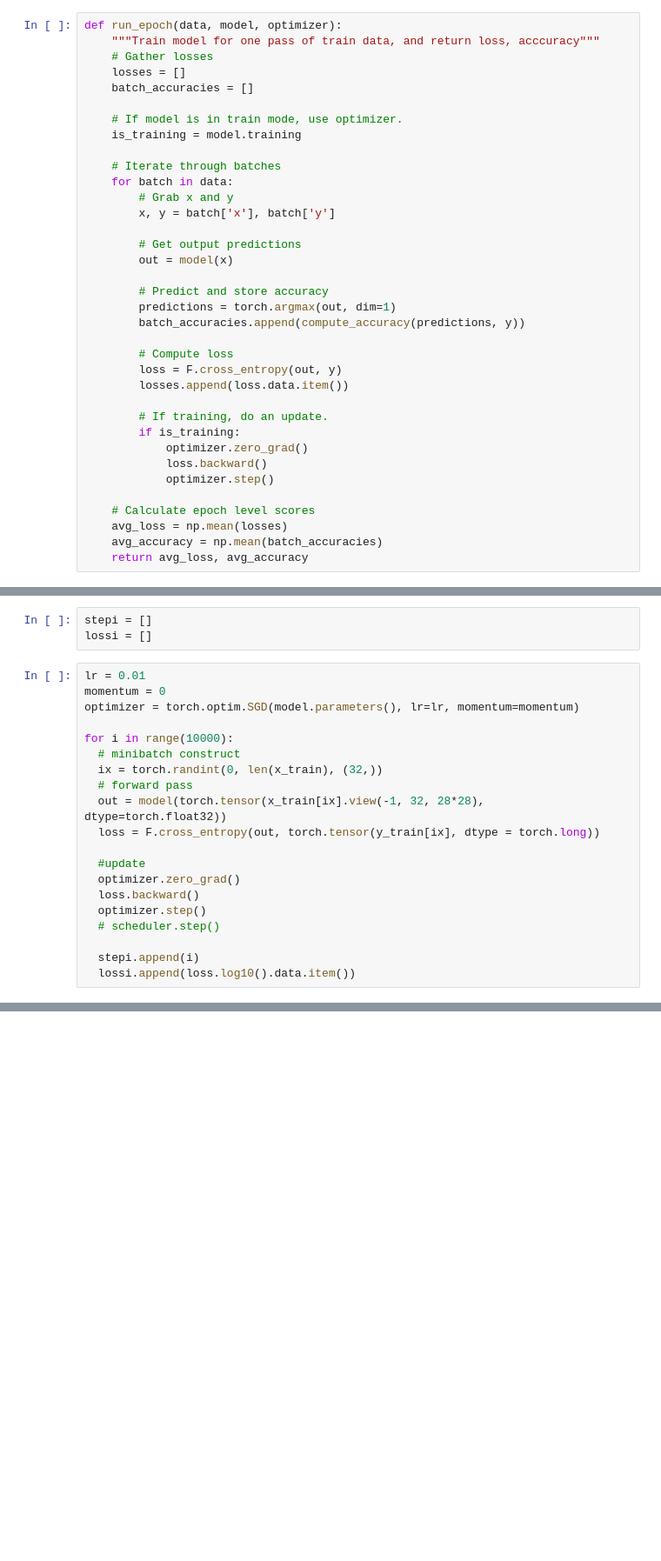
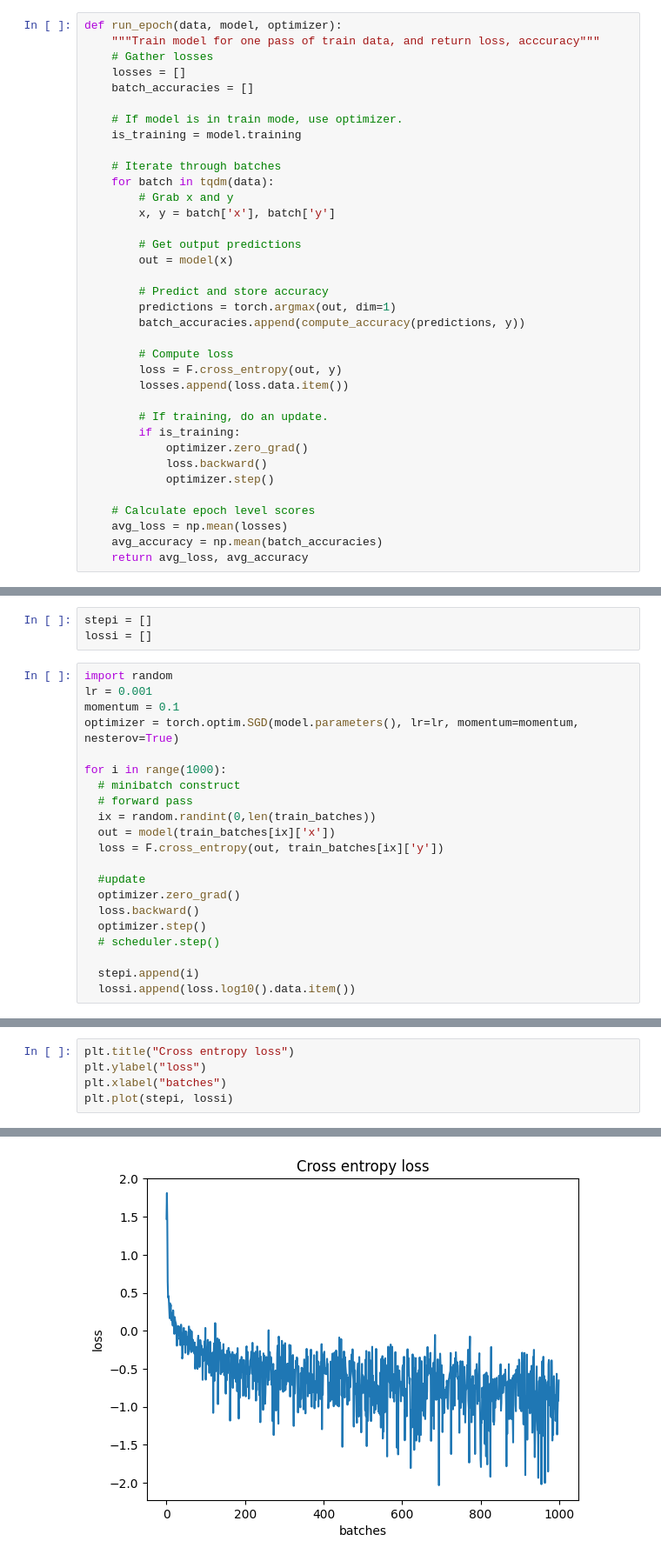
Before and after one commit to hackasaur/Digit-Recognition, a Jupyter notebook: notebooks/Digit_recognition.ipynb, the cells around one changed output, grey strips where cells are left out. Shown at 87% size. Drawn from its saved outputs; the diff is of its cells as text; blank space fills up the shorter version.

```diff
--- a/notebooks/Digit_recognition.ipynb
+++ b/notebooks/Digit_recognition.ipynb
@@ -74,7 +62,7 @@ def run_epoch(data, model, optimizer):
     is_training = model.training
 
     # Iterate through batches
-    for batch in data:
+    for batch in tqdm(data):
         # Grab x and y
         x, y = batch['x'], batch['y']
 
@@ -152,16 +195,17 @@ model = nn.Sequential(
 stepi = []
 lossi = []
 # %%
-lr = 0.01
-momentum = 0
-optimizer = torch.optim.SGD(model.parameters(), lr=lr, momentum=momentum)
+import random
+lr = 0.001
+momentum = 0.1
+optimizer = torch.optim.SGD(model.parameters(), lr=lr, momentum=momentum, nesterov=True)
 
-for i in range(10000):
+for i in range(1000):
   # minibatch construct
-  ix = torch.randint(0, len(x_train), (32,))
   # forward pass
-  out = model(torch.tensor(x_train[ix].view(-1, 32, 28*28), dtype=torch.float32))
-  loss = F.cross_entropy(out, torch.tensor(y_train[ix], dtype = torch.long))
+  ix = random.randint(0,len(train_batches))
+  out = model(train_batches[ix]['x'])
+  loss = F.cross_entropy(out, train_batches[ix]['y'])
 
   #update
   optimizer.zero_grad()
@@ -178,0 +218,6 @@ plt.plot(stepi, lossi)
+# %%
+plt.title("Cross entropy loss")
+plt.ylabel("loss")
+plt.xlabel("batches")
+plt.plot(stepi, lossi)
+# %% [output]
@@ -178,0 +225 @@ plt.plot(stepi, lossi)
+[figure, added]
```
Also changed, not shown: parts of 18 cells of this notebook, 6 other files.
